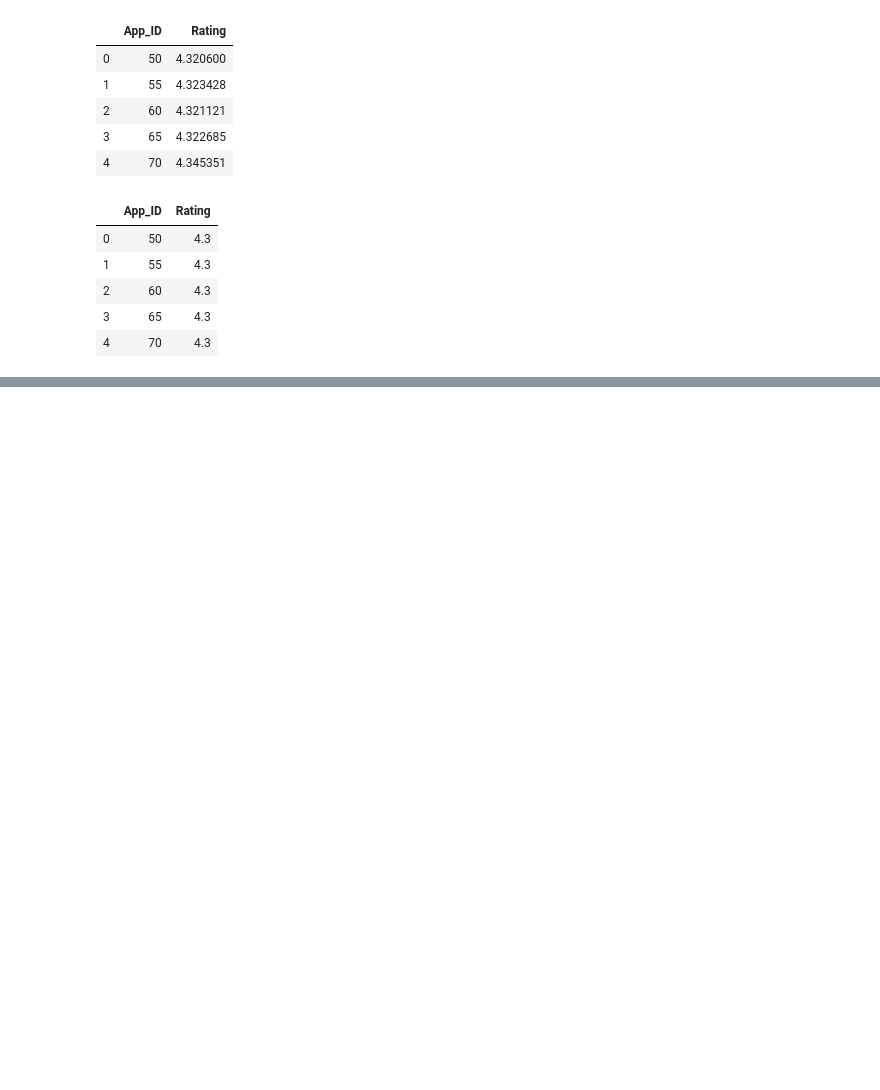
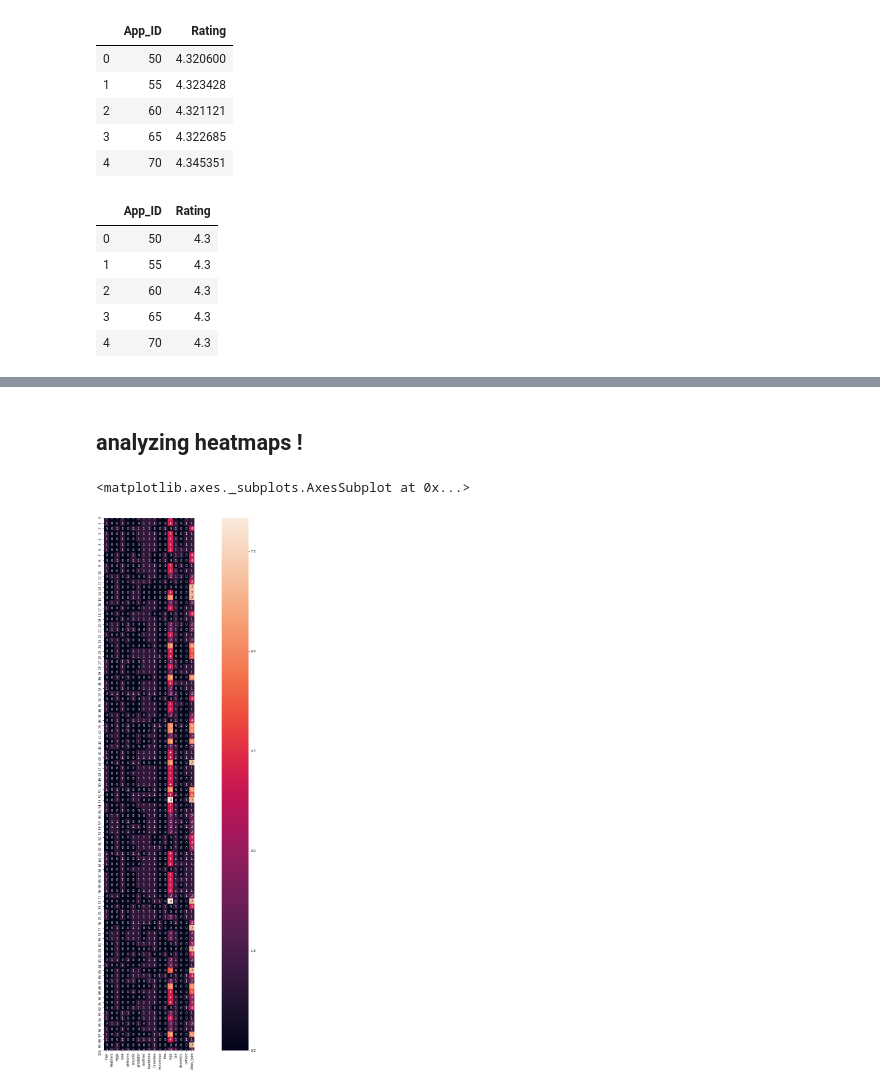
Before and after one commit to souravs17031999/Projects-kaggle-problems-60daysofudacity, a Jupyter notebook: Data_cleaning_complete_template.ipynb, the cells around one changed output, grey strips where cells are left out. Saved outputs shown, nothing was run; the diff lists cells and outputs as text; code cells hidden in the pictures; blank space fills up the shorter version.

```diff
--- a/Data_cleaning_complete_template.ipynb
+++ b/Data_cleaning_complete_template.ipynb
@@ -434,0 +471,8 @@ output.to_csv('output.csv', index=False)
+# %% [markdown]
+## analyzing heatmaps !
+# %%
+fig, ax = plt.subplots(figsize=(30,30))
+sns.heatmap(df, square = True, annot = True)
+# %% [output]
+<matplotlib.axes._subplots.AxesSubplot at 0x...>
+[figure, added]
```
Also changed, not shown: parts of 8 cells of this notebook.
